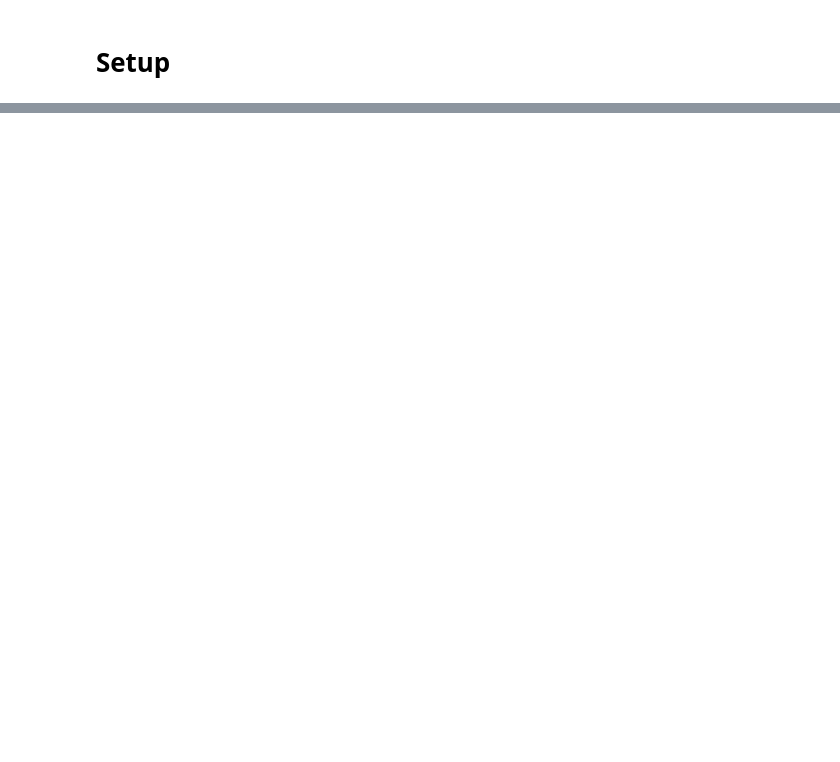
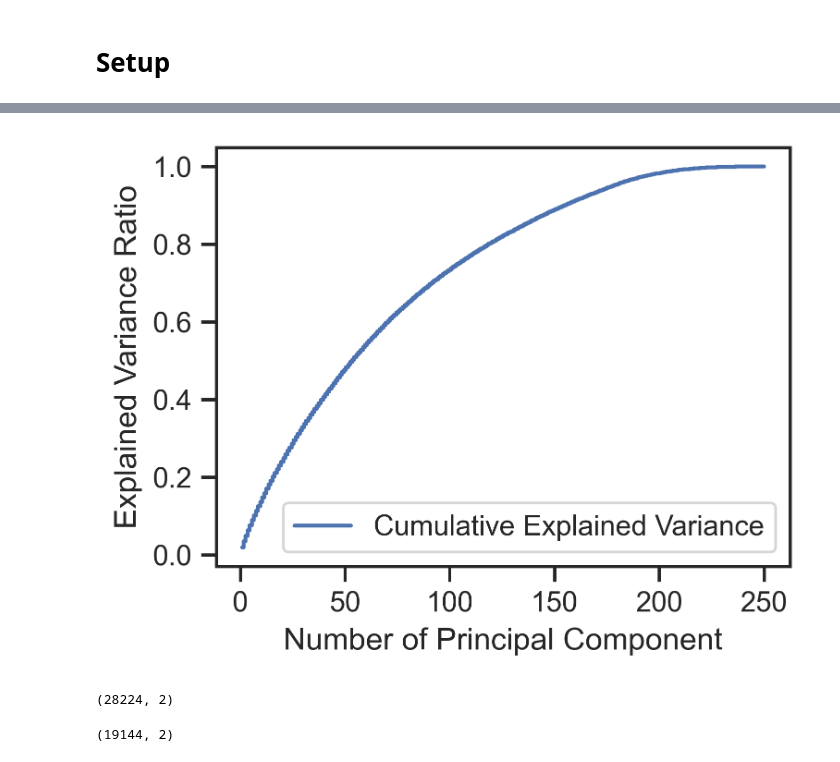
Before and after one commit to alifta/network, a Jupyter notebook: phonelab.ipynb, the cells around one changed output, grey strips where cells are left out. Saved outputs shown, nothing was run; the diff lists cells and outputs as text; code cells hidden in the pictures; blank space fills up the shorter version.

```diff
--- a/phonelab.ipynb
+++ b/phonelab.ipynb
@@ -58,0 +137,15 @@ The autoreload extension is already loaded. To reload it, use:
+# %%
+plt.figure(figsize=(4, 3), dpi=400)
+plt.step(range(1, 251),
+            cum_var_exp[0:250].real,
+            where='mid',
+            label='Cumulative Explained Variance')
+# plt.plot(cum_var_exp)
+plt.ylabel('Explained Variance Ratio')
+plt.xlabel('Number of Principal Component')
+plt.legend(loc='best')
+PATH = os.path.join(DATA, 'pca_variance_ratio.pdf')
+# plt.savefig(PATH, dpi=400)
+plt.show()
+# %% [output]
+[figure, added]
@@ -58,0 +166,4 @@ The autoreload extension is already loaded. To reload it, use:
+# %%
+W.shape
+# %% [output]
+(28224, 2)
@@ -58,0 +176,4 @@ The autoreload extension is already loaded. To reload it, use:
+# %%
+M_new.shape
+# %% [output]
+(19144, 2)
```
Also changed, not shown: parts of 59 cells of this notebook, 3 other files.
